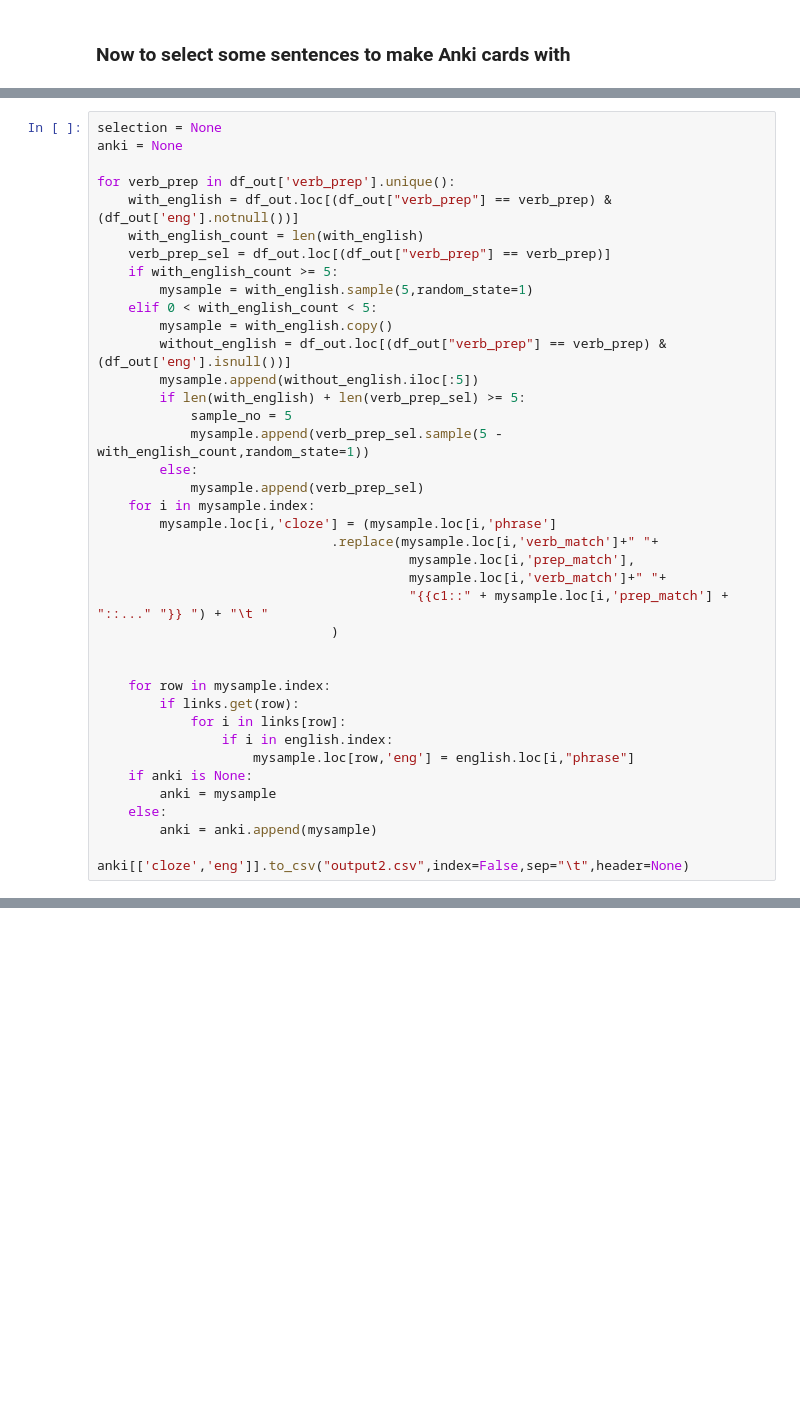
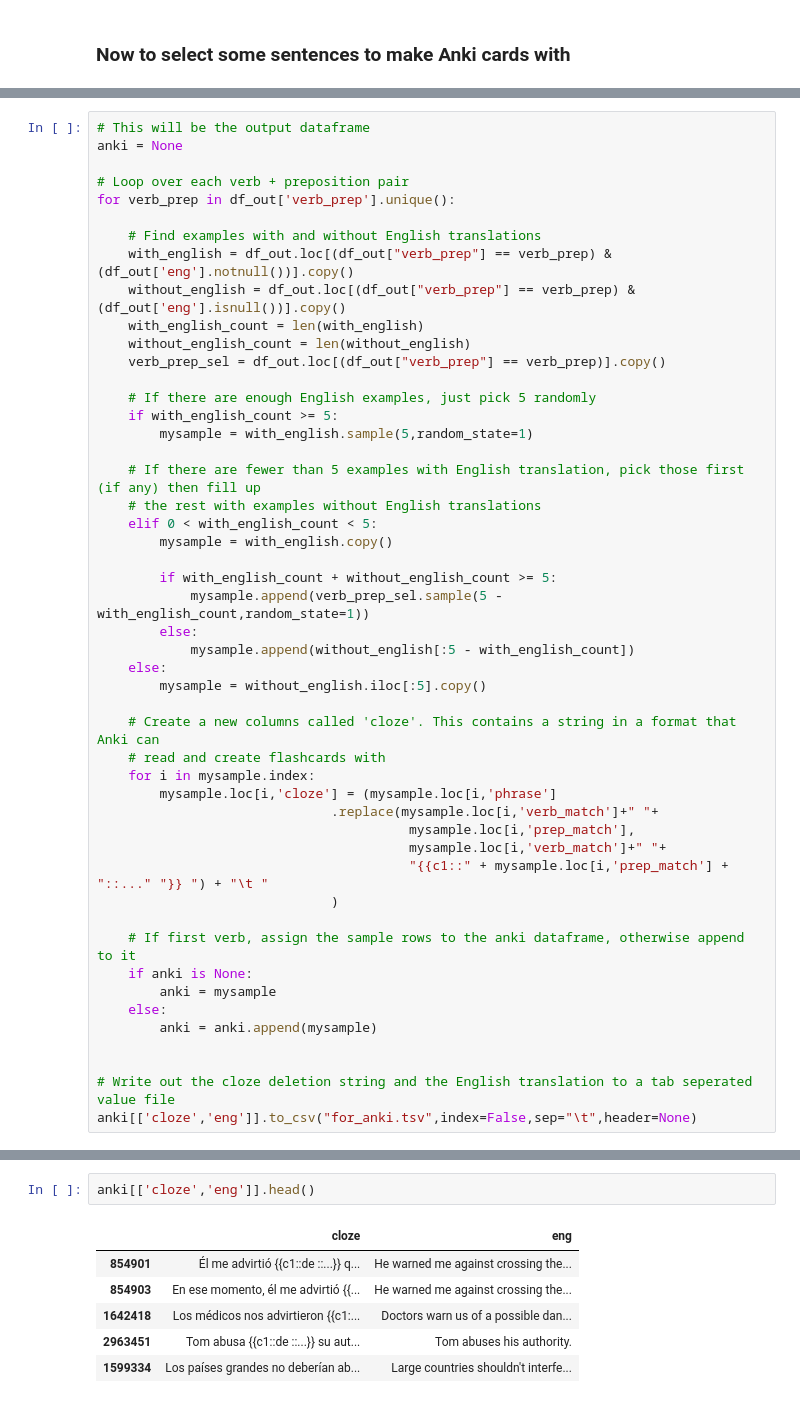
Before and after one commit to pvonglehn/verbs_with_prepositions, a Jupyter notebook: verbs_w_preps.ipynb, the cells around one changed output, grey strips where cells are left out. Saved outputs shown, nothing was run; the diff lists cells and outputs as text; blank space fills up the shorter version.

```diff
--- a/verbs_w_preps.ipynb
+++ b/verbs_w_preps.ipynb
@@ -316,22 +376,35 @@ Note: with current corpus, some verb + prep combinations have less than 5 total
 # %%
-selection = None
+# This will be the output dataframe
 anki = None
 
+# Loop over each verb + preposition pair
 for verb_prep in df_out['verb_prep'].unique():
-    with_english = df_out.loc[(df_out["verb_prep"] == verb_prep) & (df_out['eng'].notnull())]
+
+    # Find examples with and without English translations
+    with_english = df_out.loc[(df_out["verb_prep"] == verb_prep) & (df_out['eng'].notnull())].copy()
+    without_english = df_out.loc[(df_out["verb_prep"] == verb_prep) & (df_out['eng'].isnull())].copy()
     with_english_count = len(with_english)
-    verb_prep_sel = df_out.loc[(df_out["verb_prep"] == verb_prep)]
+    without_english_count = len(without_english)
+    verb_prep_sel = df_out.loc[(df_out["verb_prep"] == verb_prep)].copy()
+
+    # If there are enough English examples, just pick 5 randomly
     if with_english_count >= 5:
         mysample = with_english.sample(5,random_state=1)
+
+    # If there are fewer than 5 examples with English translation, pick those first (if any) then fill up
+    # the rest with examples without English translations
     elif 0 < with_english_count < 5:
         mysample = with_english.copy()
-        without_english = df_out.loc[(df_out["verb_prep"] == verb_prep) & (df_out['eng'].isnull())]
-        mysample.append(without_english.iloc[:5])
-        if len(with_english) + len(verb_prep_sel) >= 5:
-            sample_no = 5
+
+        if with_english_count + without_english_count >= 5:
             mysample.append(verb_prep_sel.sample(5 - with_english_count,random_state=1))
         else:
-            mysample.append(verb_prep_sel)
+            mysample.append(without_english[:5 - with_english_count])
+    else:
+        mysample = without_english.iloc[:5].copy()
+
+    # Create a new columns called 'cloze'. This contains a string in a format that Anki can
+    # read and create flashcards with
     for i in mysample.index:
         mysample.loc[i,'cloze'] = (mysample.loc[i,'phrase']
                               .replace(mysample.loc[i,'verb_match']+" "+
@@ -340,15 +413,12 @@ for verb_prep in df_out['verb_prep'].unique():
                                         "{{c1::" + mysample.loc[i,'prep_match'] + "::..." "}} ") + "\t "
                               )
 
-
-    for row in mysample.index:
-        if links.get(row):
-            for i in links[row]:
-                if i in english.index:
-                    mysample.loc[row,'eng'] = english.loc[i,"phrase"]
+    # If first verb, assign the sample rows to the anki dataframe, otherwise append to it
     if anki is None:
         anki = mysample
     else:
         anki = anki.append(mysample)
 
-anki[['cloze','eng']].to_csv("output2.csv",index=False,sep="\t",header=None)
+
+# Write out the cloze deletion string and the English translation to a tab seperated value file
+anki[['cloze','eng']].to_csv("for_anki.tsv",index=False,sep="\t",header=None)
@@ -425,0 +428,9 @@ for i in range(len(df)):
+# %%
+anki[['cloze','eng']].head()
+# %% [output]
+|  | cloze | eng |
+| 854901 | Él me advirtió {{c1::de ::...}} q... | He warned me against crossing the... |
+| 854903 | En ese momento, él me advirtió {{... | He warned me against crossing the... |
+| 1642418 | Los médicos nos advirtieron {{c1:... | Doctors warn us of a possible dan... |
+| 2963451 | Tom abusa {{c1::de ::...}} su aut... | Tom abuses his authority. |
+| 1599334 | Los países grandes no deberían ab... | Large countries shouldn't interfe... |
```
Also changed, not shown: parts of 24 cells of this notebook, 4 other files.
